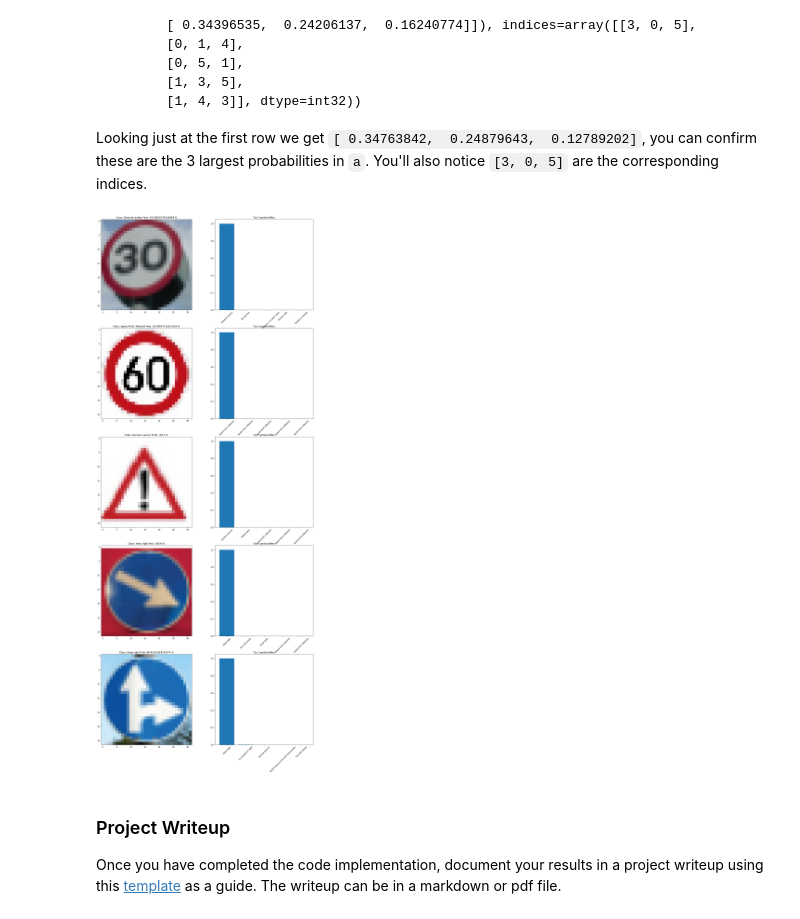
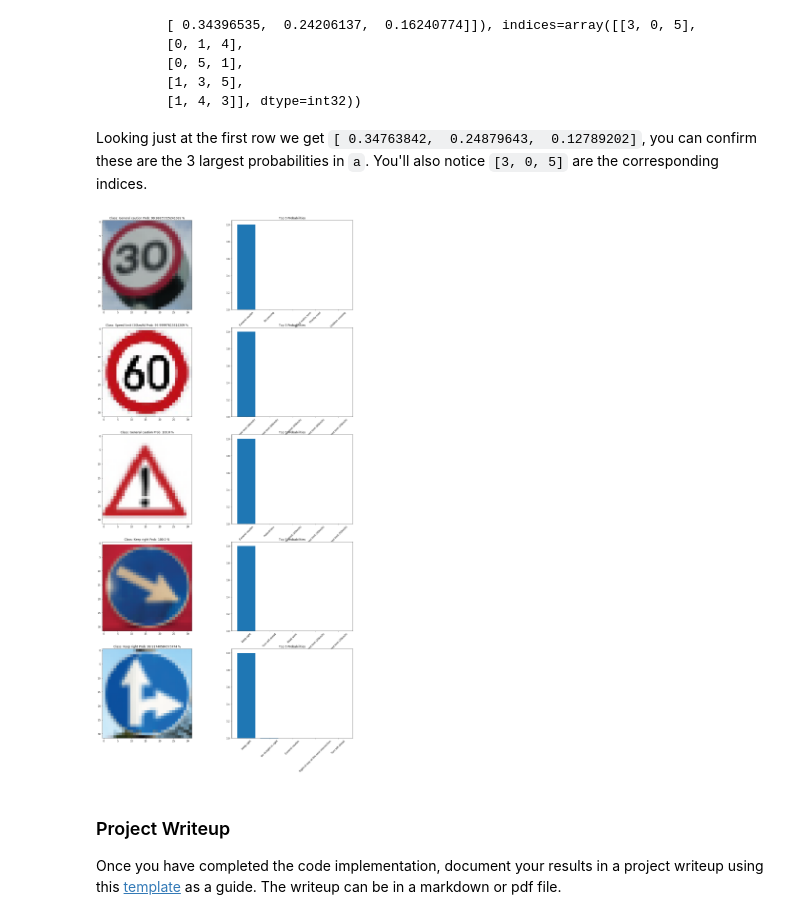
Before and after one commit to Ricram2/Traffic-Sign-Classifier-LeNet-5, a Jupyter notebook: Traffic_Sign_Classifier.ipynb, the cells around one changed output. Drawn from its saved outputs; the diff is of its cells as text; code cells hidden in the pictures.

```diff
--- a/Traffic_Sign_Classifier.ipynb
+++ b/Traffic_Sign_Classifier.ipynb
@@ -560,37 +560,37 @@ output = preds["probabilities"]
 with tf.Session() as sess:
     top5 = sess.run(tf.nn.top_k(tf.constant(output), k=5))
 
-plt.figure(figsize=(20,50))
+plt.figure(figsize=(20,40))
 plt_count = 1
 
 for i, (probs, indexes) in enumerate(zip(top5[0], top5[1])):
     pred = indexes[0]
     prob = probs[0]
     class_name = df[df.ClassId == pred].SignName.iloc[0]
 
     # Plot title with corresponding readable lable
     title = "Class: {} Prob: {} %".format(class_name, prob*100)
     plt.subplot(N,2,plt_count)
     plt.title(title)
     plt.imshow(images[i])
 
     # Get reference image from training set
     n_images = len(X_train[y_train == pred])
     index = randint(0, n_images)
     ref_image = X_train[y_train == pred][index]
     ax = plt.subplot(N,2,plt_count+1)
 
 
     labels = df.iloc[indexes].SignName.values
-    plt.title("Top 5 probanilities")
+    plt.title("Top 5 Probabilities")
     plt.bar(labels, probs)
 
     #ax.set_xticks(indexes)
     ax.set_xticklabels(labels, rotation=45)
 
     plt_count += 2
 # %% [output]
-[figure, old version]
+[figure, new version]
 # %% [markdown]
 ### Project Writeup
 
```
Also changed, not shown: parts of 1 cell of this notebook, 13 other files.
